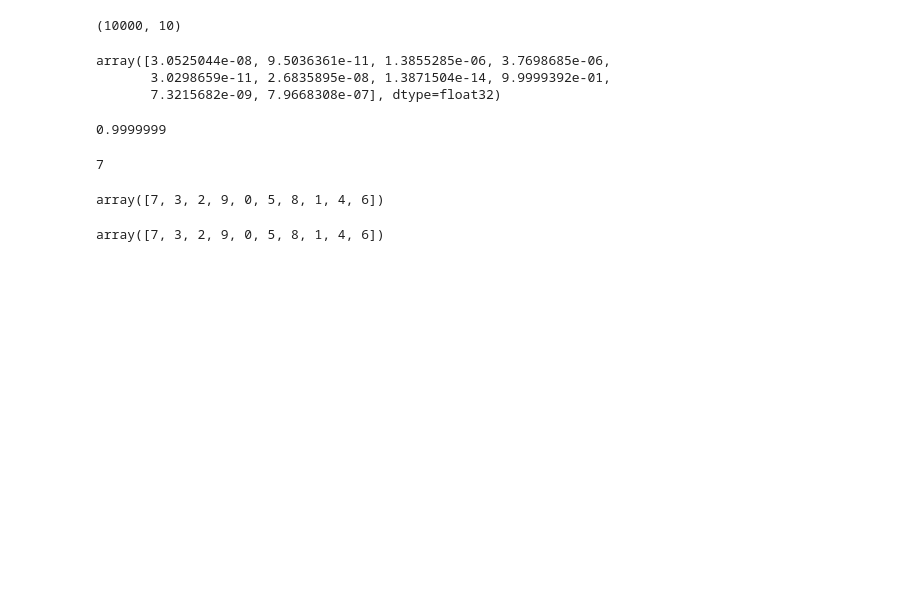
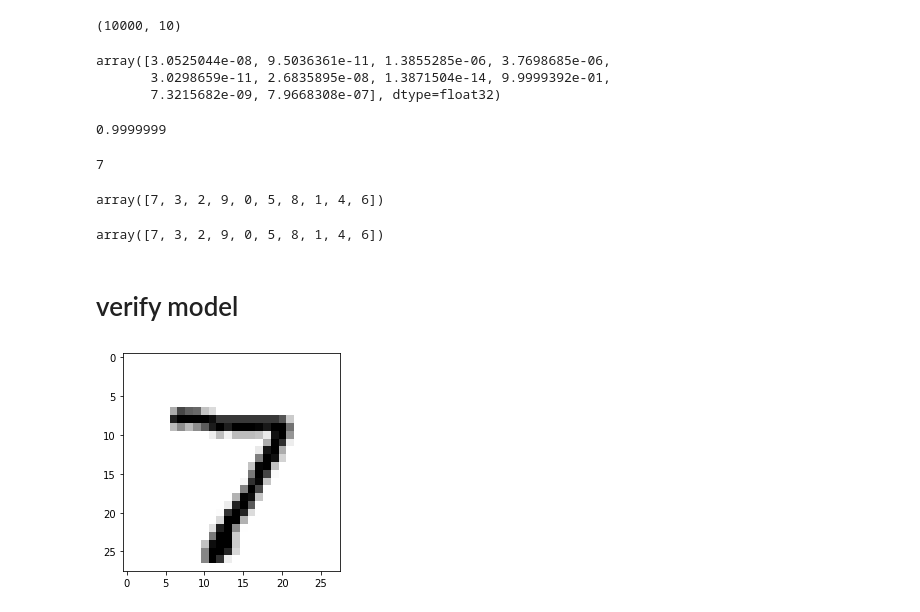
Before and after one commit to yu-s1127/hw_model, a Jupyter notebook: simple_model/simple_model.ipynb, the cells around one changed output. Saved outputs shown, nothing was run; the diff lists cells and outputs as text; code cells hidden in the pictures; blank space fills up the shorter version.

```diff
--- a/simple_model/simple_model.ipynb
+++ b/simple_model/simple_model.ipynb
@@ -277,3 +277,10 @@ array([7, 3, 2, 9, 0, 5, 8, 1, 4, 6])
 np.argsort(-raw_predictions[0])
 # %% [output]
 array([7, 3, 2, 9, 0, 5, 8, 1, 4, 6])
+# %% [markdown]
+# verify model
+# %%
+plt.imshow(test_images_norm[0], cmap=plt.cm.binary)
+plt.show()
+# %% [output]
+[figure, added]
```
Also changed, not shown: parts of 7 cells of this notebook, 1 other file.
